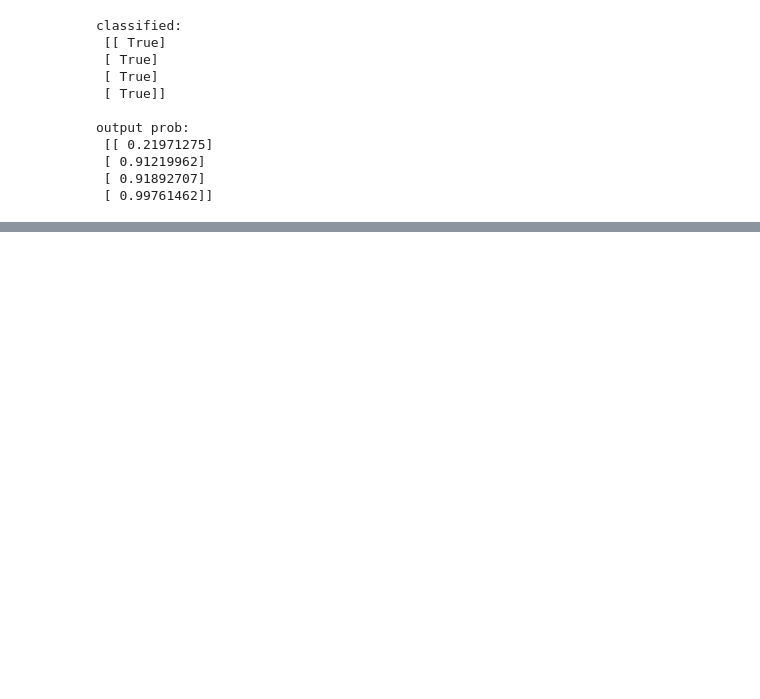
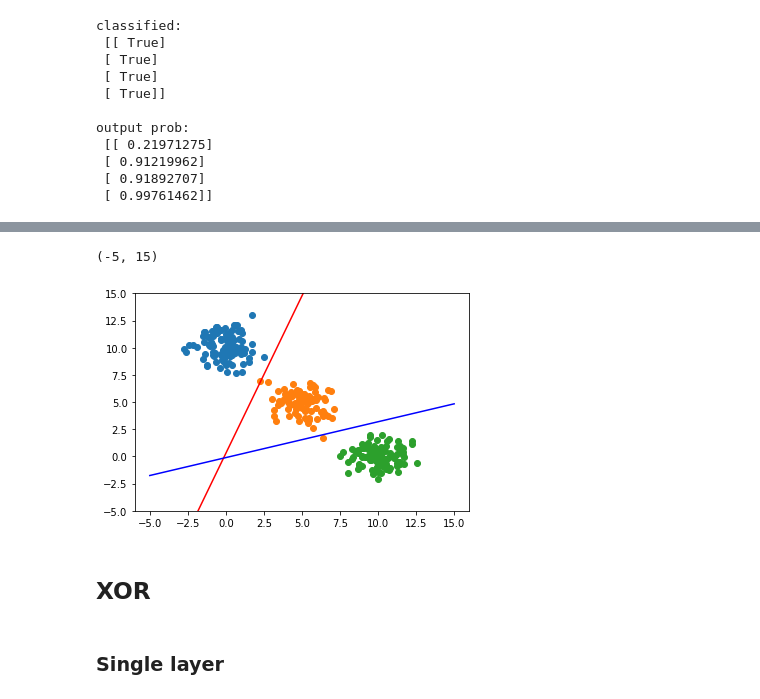
Before and after one commit to yoheikikuta/ml-study-phys, a Jupyter notebook: Chapter3.ipynb, the cells around one changed output, grey strips where cells are left out. Cells and saved outputs as stored; diff of their text form; code cells hidden in the pictures; blank space fills up the shorter version.

```diff
--- a/Chapter3.ipynb
+++ b/Chapter3.ipynb
@@ -180,0 +216,14 @@ output prob:
+# %%
+init = tf.global_variables_initializer()
+sess = tf.Session()
+sess.run(init)
+
+
+for epoch in range(20):
+    X_, Y_ = shuffle(X, Y)
+
+    for i in range(n_batches):
+        start = i * batch_size
+        end = start + batch_size
+
+        sess.run(train_step, feed_dict={x: X_[start:end], t: Y_[start:end]})
@@ -180,0 +254,26 @@ output prob:
+# %%
+def classifier_01(x, w, b):
+    y = - ( (w[0][0] - w[0][1]) * x + (b[0] - b[1]) ) / (w[1][0] - w[1][1])
+    return y
+# %%
+def classifier_12(x, w, b):
+    y = - ( (w[0][1] - w[0][2]) * x + (b[1] - b[2]) ) / (w[1][1] - w[1][2])
+    return y
+# %%
+x = np.linspace(-5,15,15)
+# %%
+plt.scatter(X[0:100,0], X[0:100,1])
+plt.scatter(X[100:200,0], X[100:200,1])
+plt.scatter(X[200:300,0], X[200:300,1])
+
+plt.plot(x, classifier_01(x, sess.run(W), sess.run(b)), "r-")
+plt.plot(x, classifier_12(x, sess.run(W), sess.run(b)), "b-")
+
+plt.ylim([-5,15])
+# %% [output]
+(-5, 15)
+[figure, added]
+# %% [markdown]
+## XOR
+# %% [markdown]
+### Single layer
```
Also changed, not shown: parts of 26 cells of this notebook.
